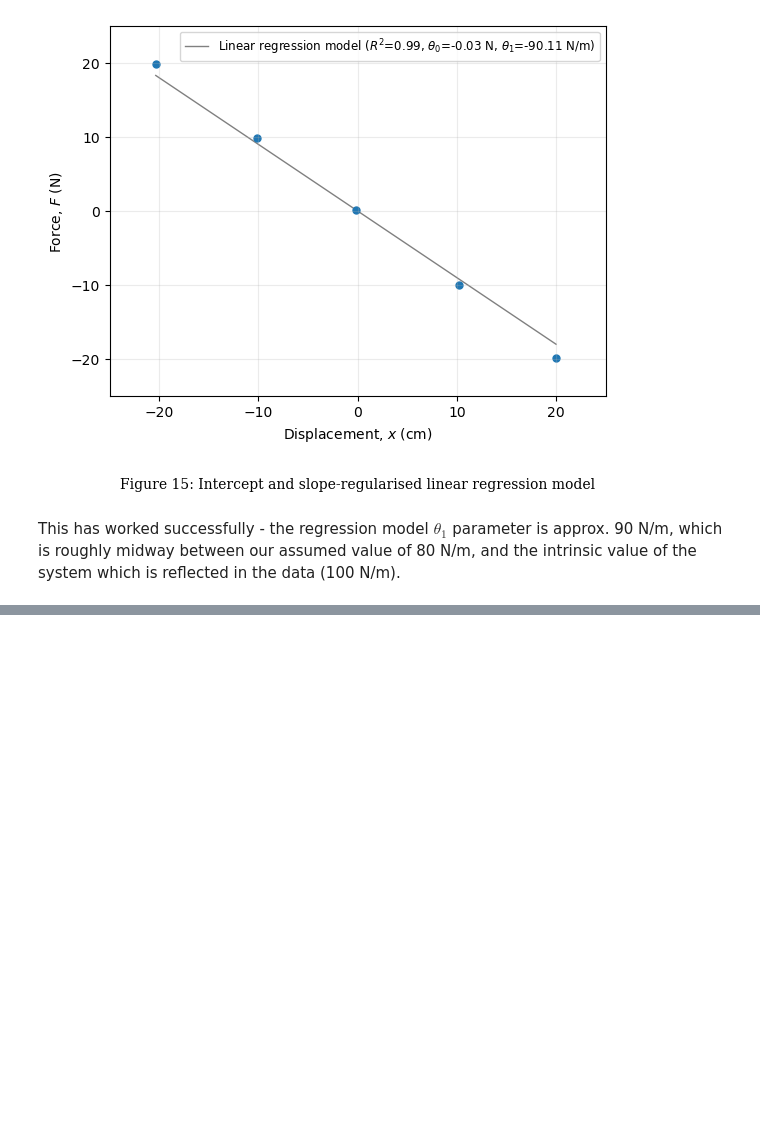
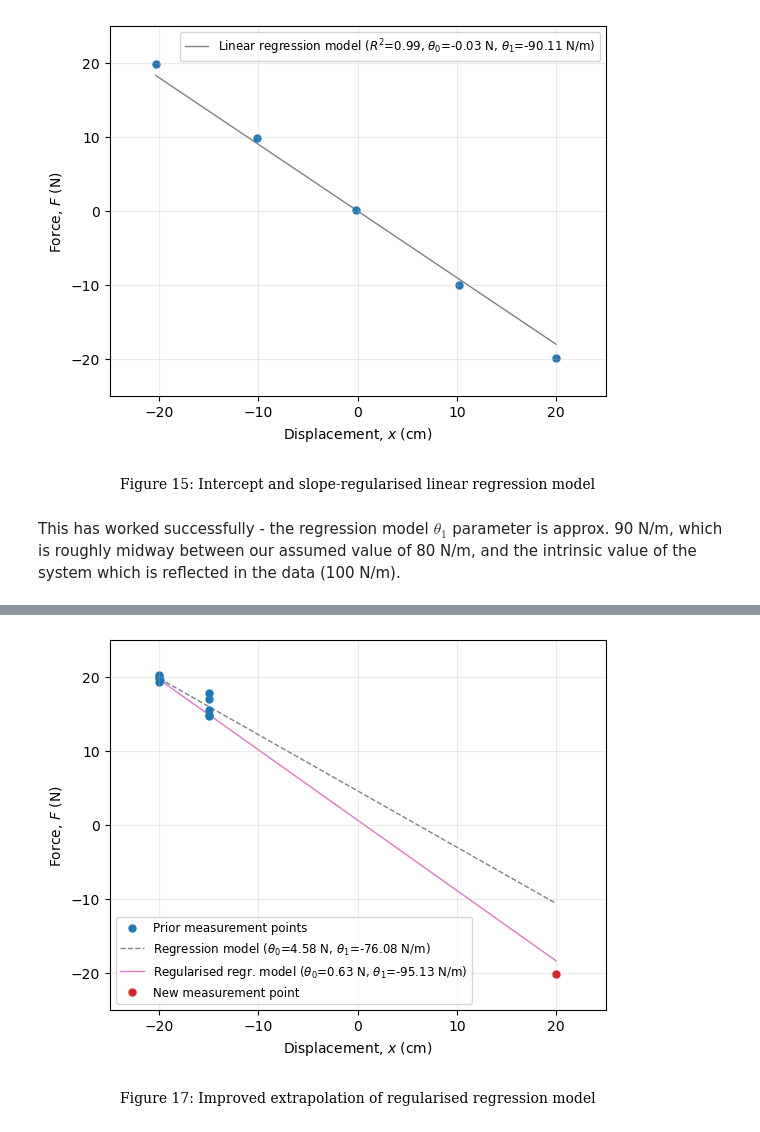
Before and after one commit to gabrucx/Digital-Twin-Analytics-Exploration, a Jupyter notebook: Exploration of physics-informed regression modelling for digital twins.ipynb, the cells around one changed output, grey strips where cells are left out. Drawn from its saved outputs; the diff is of its cells as text; code cells hidden in the pictures; blank space fills up the shorter version.

Commit message:
Added a section with extrapolation examples

```diff
--- a/Exploration of physics-informed regression modelling for digital twins.ipynb
+++ b/Exploration of physics-informed regression modelling for digital twins.ipynb
@@ -894,0 +951,44 @@ This has worked successfully - the regression model ${\theta}_1$ parameter is ap
+# %%
+# Set regularisation parameters
+alpha=10
+mu=0
+theta0_prime=0
+
+beta=50
+nu=0
+theta1_prime=1.0
+
+# Fit regularised linear regression model
+theta0_reg, theta1_reg = fit_lin_regr_params_regul_theta0_theta1(data_new['x'].values, data_new['F'].values, alpha, mu, theta0_prime, beta, nu, theta1_prime)
+data_new_model_reg = data_new.copy(deep=True)
+data_new_model_reg['x'] = np.linspace(-20, 20, 10)
+data_new_model_reg['F'] = theta0_reg + theta1_reg*data_new_model_reg['x']
+
+reg_int_reg = "%.2f" % theta0_reg
+reg_slope_reg = "%.2f" % (100*theta1_reg) # convert to N/m
+model_label_reg = rf'Regularised regr. model ($\theta_0$={reg_int_reg} N, $\theta_1$={reg_slope_reg} N/m)'
+
+# Plot figure
+ax = data_new.plot.scatter(x='x', y='F', s=25, label='Prior measurement points')
+
+# add regression model
+data_new_model.plot(x='x', y='F', ax=ax, lw=1, label=model_label, color='grey', zorder=-1, ls='--')
+
+# add regularised regression model
+data_new_model_reg.plot(x='x', y='F', ax=ax, lw=1, label=model_label_reg, color='tab:pink', zorder=-1)
+
+# add a new sample taken at +20 cm
+ax.plot(20, -20.2, marker='.', ms=10, lw=0, color='tab:red', label='New measurement point')
+
+ax.set_xlabel(f'Displacement, $x$ (cm)')
+ax.set_ylabel('Force, $F$ (N)')
+ax.set_xlim(-25, 25)
+ax.set_ylim(-25, 25)
+ax.legend(fontsize=8.5)
+plt.grid(alpha=0.25)
+
+caption = "Figure 17: Improved extrapolation of regularised regression model"
+plt.text(.5, -.25, caption, ha='center', font='serif', fontweight='medium', transform=ax.transAxes)
+plt.show()
+# %% [output]
+[figure, added]
```
Also changed, not shown: parts of 8 cells of this notebook.
